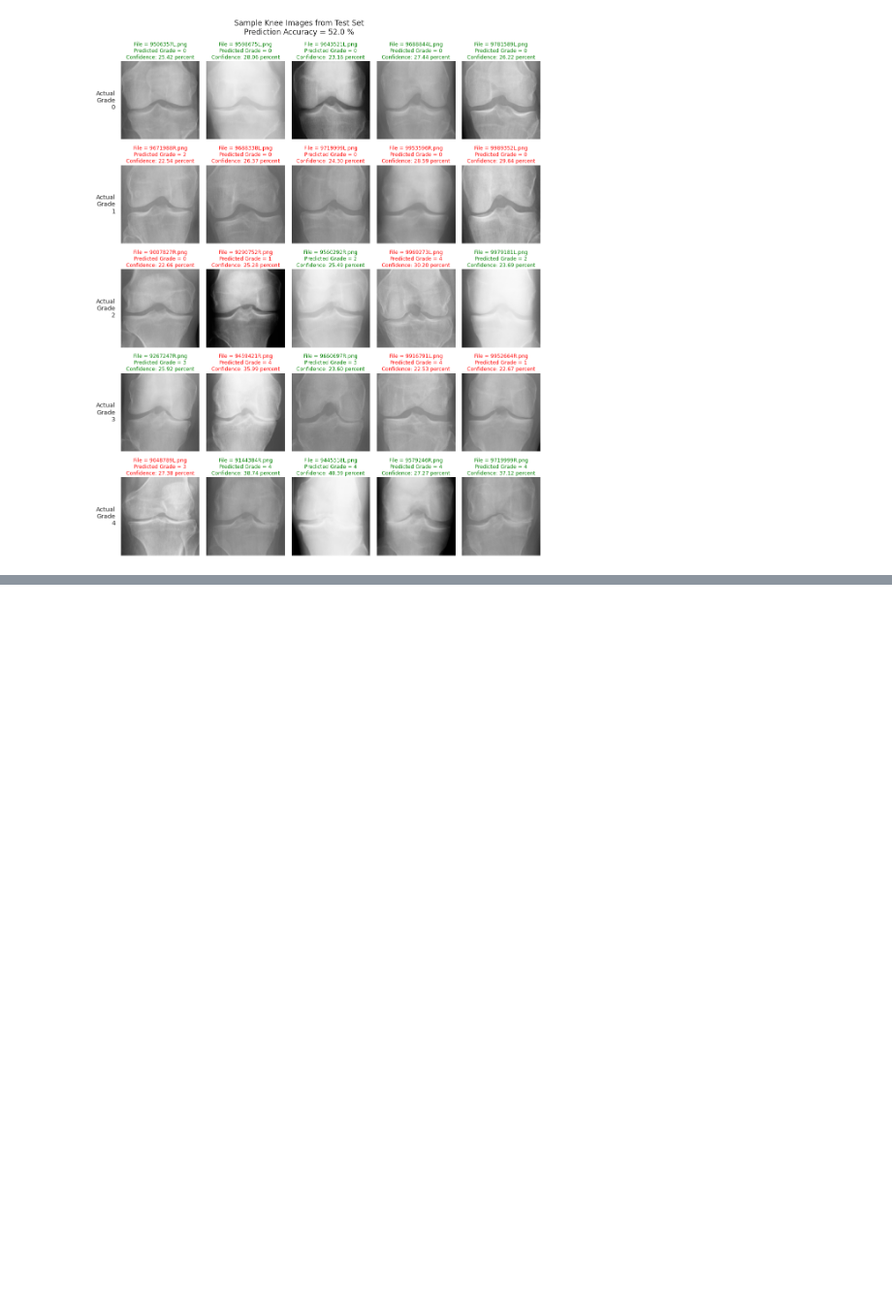
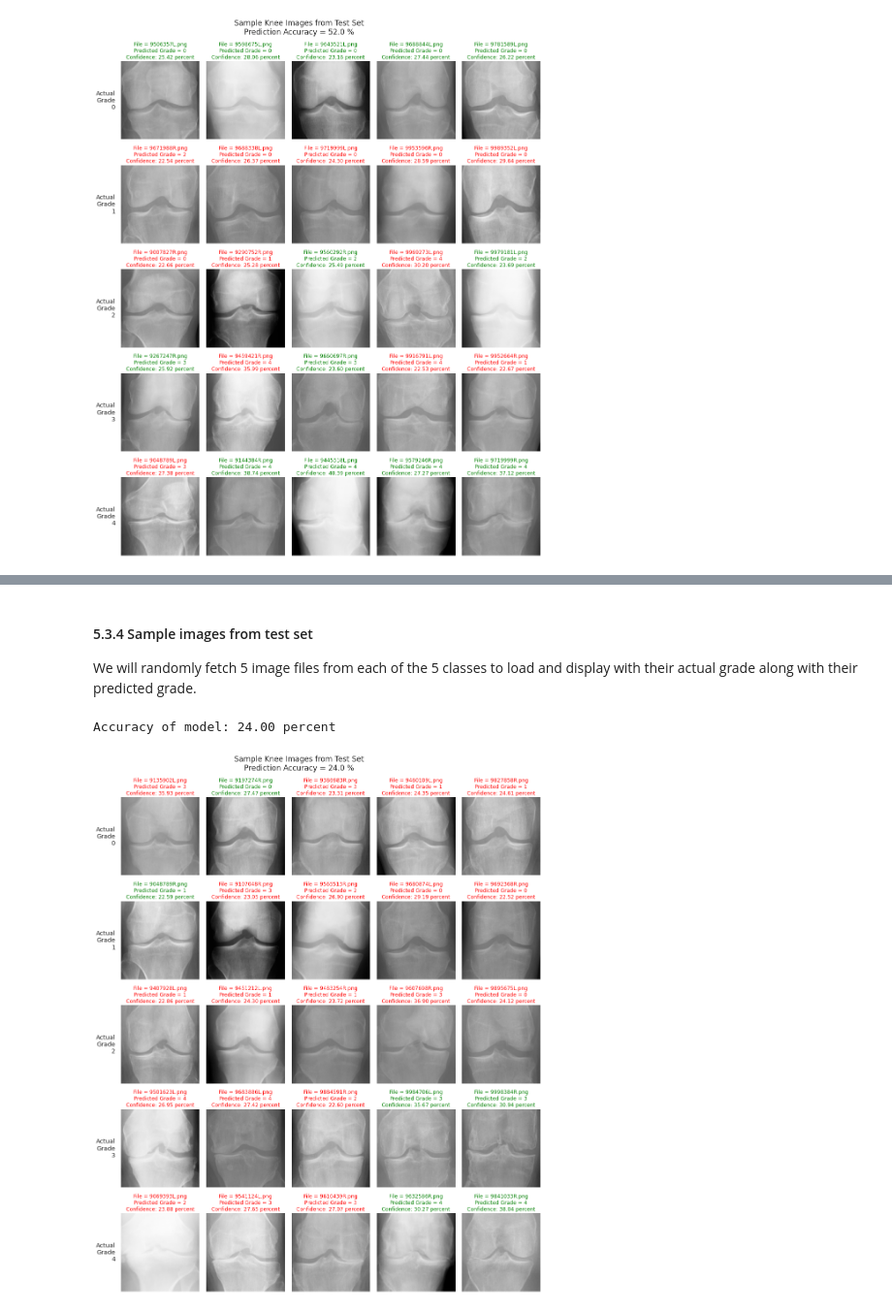
Before and after one commit to fontainelam/KneeOsteoarthritis, a Jupyter notebook: notebooks/Classifying_Knee_Images.ipynb, the cells around one changed output, grey strips where cells are left out. Shown at 97% size. Saved outputs shown, nothing was run; the diff lists cells and outputs as text; code cells hidden in the pictures; blank space fills up the shorter version.

```diff
--- a/notebooks/Classifying_Knee_Images.ipynb
+++ b/notebooks/Classifying_Knee_Images.ipynb
@@ -444,0 +646,4 @@ plt.tight_layout(rect=[0.08, 0, 1, 0.95])
+# %% [markdown]
+#### 5.3.4 Sample images from test set
+
+We will randomly fetch 5 image files from each of the 5 classes to load and display with their actual grade along with their predicted grade.
@@ -444,0 +661,60 @@ plt.tight_layout(rect=[0.08, 0, 1, 0.95])
+# %%
+# load the images
+test_sample_images = []
+test_sample_actual_labels = []
+for i, (class_name, file_name) in enumerate(test_sample_files):
+    img_path = test_directory + '/' + class_name + '/' + file_name
+    img = image.load_img(img_path, target_size=(TARGET_IMG_HEIGHT, TARGET_IMG_WIDTH), interpolation=INTERPOLATION_BILINEAR)
+    x = image.img_to_array(img)
+    test_sample_images.append(x)
+    test_sample_actual_labels.append(int(class_name))
+
+# convert list into numpy array
+test_sample_images = np.asarray(test_sample_images)
+# %%
+# run the prediction
+test_sample_predictions = model.predict(test_sample_images)
+test_sample_prediction_labels = test_sample_predictions.argmax(axis=1)
+# %%
+test_sample_accuracy_score = 100 * np.sum(test_sample_actual_labels == test_sample_prediction_labels)/len(test_sample_files)
+print('Accuracy of model: {:.2f} percent'.format(test_sample_accuracy_score))
+# %% [output]
+Accuracy of model: 24.00 percent
+# %%
+# plot the images
+
+rows = ['Actual\nGrade\n{}'.format(grade) for grade in range(5)]
+
+fig, axes = plt.subplots(nrows=5, ncols=5, figsize=(16, 18))
+
+for ax, row in zip(axes[:,0], rows):
+    ax.annotate(row, xy=(0, 0.05), xytext=(-ax.yaxis.labelpad - 5, 0),
+                xycoords=ax.yaxis.label, textcoords='offset points',
+                size='x-large', ha='right', va='center')
+
+for i in range(5):
+    for j in range(5):
+        img_num = i*5 + j
+        ax = axes[i, j]
+
+        # can't just turn off the axis if we want to keep y label
+        # must turn each element of axis off
+        ax.xaxis.set_visible(False)
+        plt.setp(ax.spines.values(), visible=False)
+        ax.tick_params(left=False, labelleft=False)
+
+        ax.imshow(test_sample_images[img_num].squeeze().astype('uint8'))
+
+        file_name = test_sample_files[img_num][1]
+        pred_grade = test_sample_prediction_labels[img_num]
+        score = 100*np.max(tf.nn.softmax(test_sample_predictions[img_num]))
+        title = "File = {}\nPredicted Grade = {}\nConfidence: {:.2f} percent".format(file_name, pred_grade, score)
+
+        # if correctly predicted, set title color to green
+        # note that i == actual grade
+        title_color = 'green' if pred_grade == i else 'red'
+        ax.set_title(title, color=title_color)
+_ = plt.suptitle('Sample Knee Images from Test Set\nPrediction Accuracy = {} %'.format(test_sample_accuracy_score), size='xx-large')
+plt.tight_layout(rect=[0.08, 0, 1, 0.95])
+# %% [output]
+[figure, added]
```
Also changed, not shown: parts of 33 cells of this notebook.
